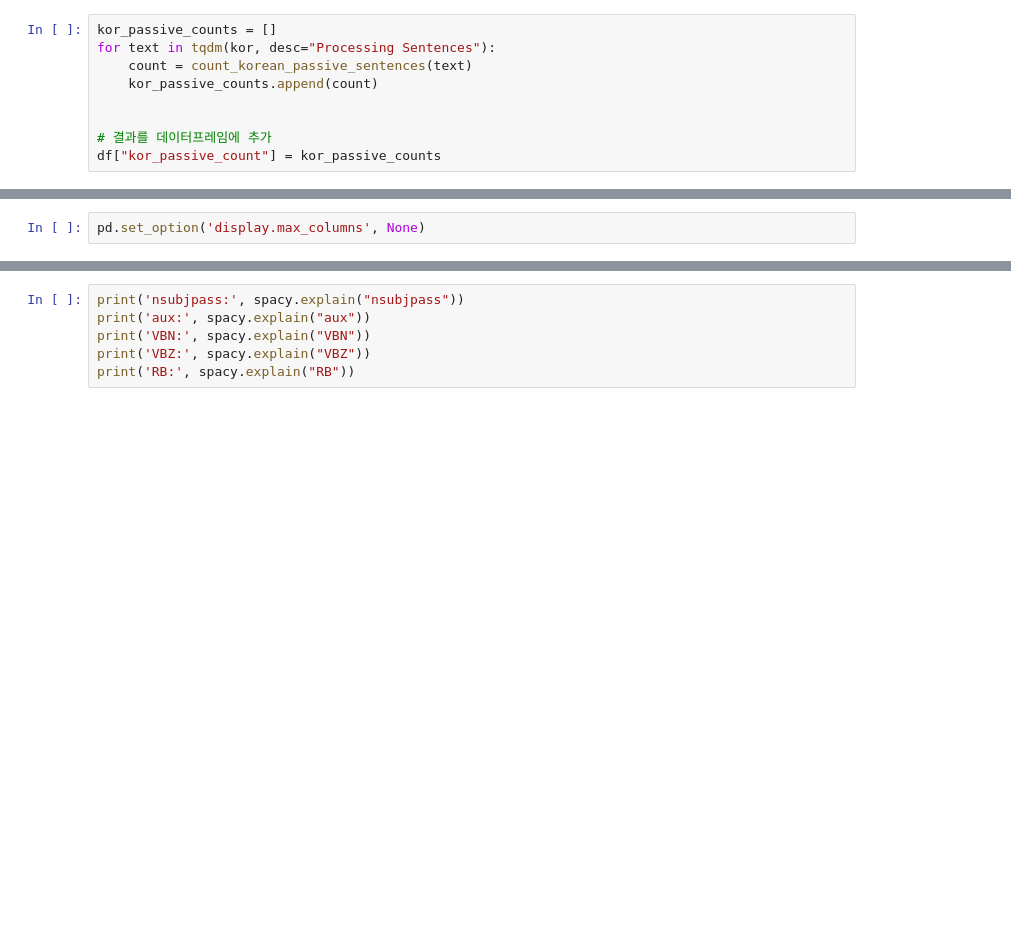
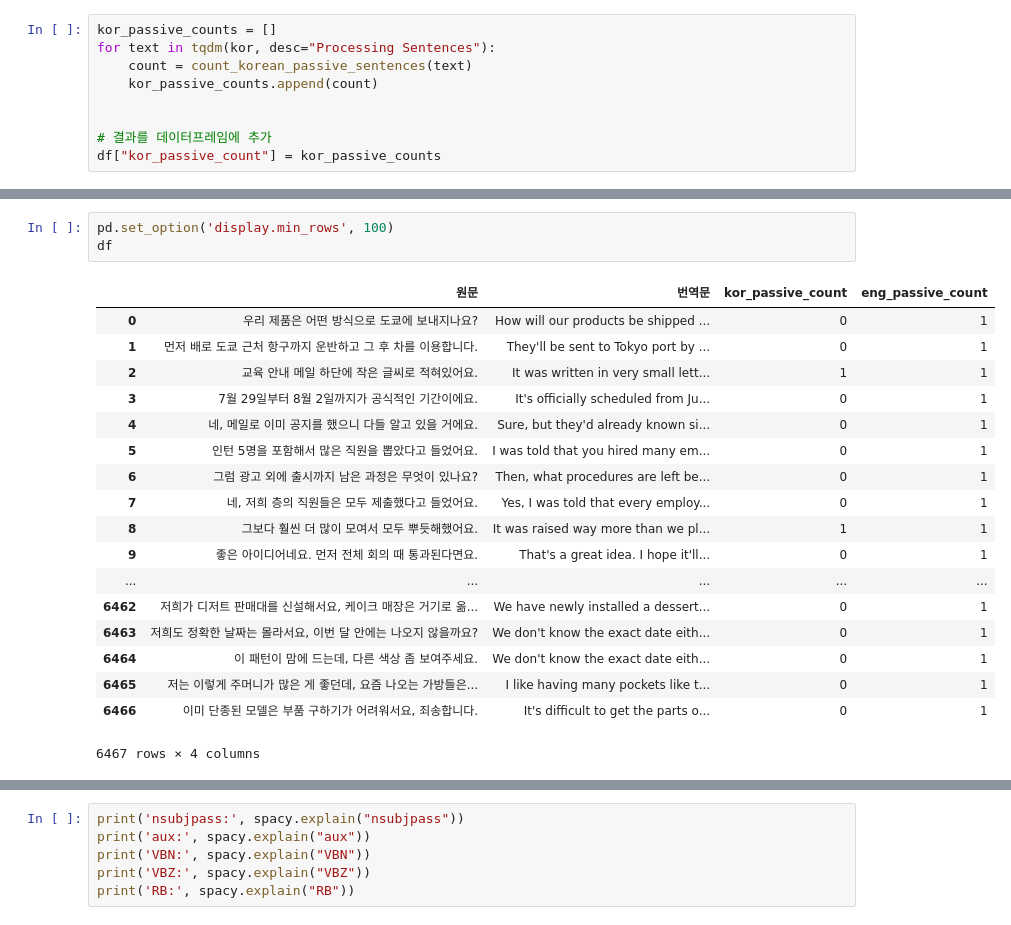
Before and after one commit to Yeeunleel/LDS2024, a Jupyter notebook: project/final_project.ipynb, the cells around one changed output, grey strips where cells are left out. Saved outputs shown, nothing was run; the diff lists cells and outputs as text; blank space fills up the shorter version.

```diff
--- a/project/final_project.ipynb
+++ b/project/final_project.ipynb
@@ -104,2 +161,22 @@ df["kor_passive_count"] = kor_passive_counts
 # %%
-pd.set_option('display.max_columns', None)
+pd.set_option('display.min_rows', 100)
+df
+# %% [output]
+|  | 원문 | 번역문 | kor_passive_count | eng_passive_count |
+| 0 | 우리 제품은 어떤 방식으로 도쿄에 보내지나요? | How will our products be shipped ... | 0 | 1 |
+| 1 | 먼저 배로 도쿄 근처 항구까지 운반하고 그 후 차를 이용합니다. | They'll be sent to Tokyo port by ... | 0 | 1 |
+| 2 | 교육 안내 메일 하단에 작은 글씨로 적혀있어요. | It was written in very small lett... | 1 | 1 |
+| 3 | 7월 29일부터 8월 2일까지가 공식적인 기간이에요. | It's officially scheduled from Ju... | 0 | 1 |
+| 4 | 네, 메일로 이미 공지를 했으니 다들 알고 있을 거에요. | Sure, but they'd already known si... | 0 | 1 |
+| 5 | 인턴 5명을 포함해서 많은 직원을 뽑았다고 들었어요. | I was told that you hired many em... | 0 | 1 |
+| 6 | 그럼 광고 외에 출시까지 남은 과정은 무엇이 있나요? | Then, what procedures are left be... | 0 | 1 |
+| 7 | 네, 저희 층의 직원들은 모두 제출했다고 들었어요. | Yes, I was told that every employ... | 0 | 1 |
+| 8 | 그보다 훨씬 더 많이 모여서 모두 뿌듯해했어요. | It was raised way more than we pl... | 1 | 1 |
+| 9 | 좋은 아이디어네요. 먼저 전체 회의 때 통과된다면요. | That's a great idea. I hope it'll... | 0 | 1 |
+| ... | ... | ... | ... | ... |
+| 6462 | 저희가 디저트 판매대를 신설해서요, 케이크 매장은 거기로 옮... | We have newly installed a dessert... | 0 | 1 |
+| 6463 | 저희도 정확한 날짜는 몰라서요, 이번 달 안에는 나오지 않을까요? | We don't know the exact date eith... | 0 | 1 |
+| 6464 | 이 패턴이 맘에 드는데, 다른 색상 좀 보여주세요. | We don't know the exact date eith... | 0 | 1 |
+| 6465 | 저는 이렇게 주머니가 많은 게 좋던데, 요즘 나오는 가방들은... | I like having many pockets like t... | 0 | 1 |
+| 6466 | 이미 단종된 모델은 부품 구하기가 어려워서요, 죄송합니다. | It's difficult to get the parts o... | 0 | 1 |
+6467 rows × 4 columns
```
Also changed, not shown: parts of 12 cells of this notebook.
